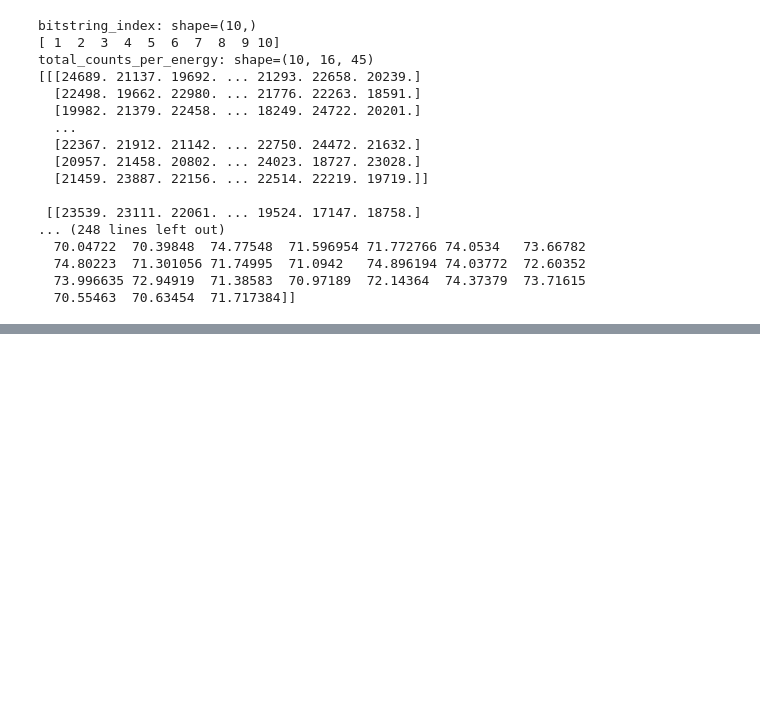
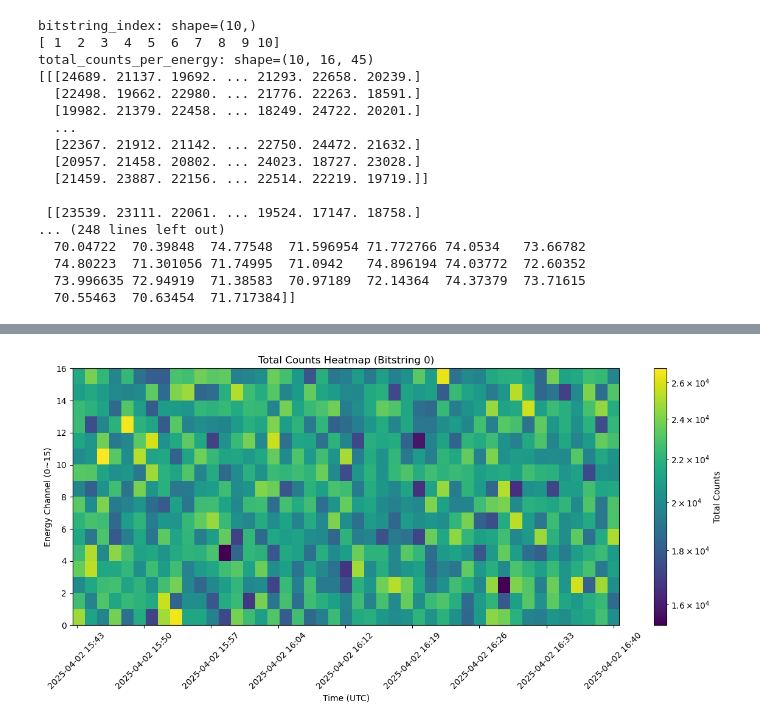
Before and after one commit to DotandLog/OSEPL4_CDF_Generator, a Jupyter notebook: src/checkl2cdf.ipynb, the cells around one changed output, grey strips where cells are left out. Cells and saved outputs as stored; diff of their text form; code cells hidden in the pictures; blank space fills up the shorter version.

```diff
--- a/src/checkl2cdf.ipynb
+++ b/src/checkl2cdf.ipynb
@@ -45,0 +65,42 @@ cdf.close()
+# %%
+import numpy as np
+import matplotlib.pyplot as plt
+import matplotlib.dates as mdates
+from spacepy import pycdf
+import datetime
+
+cdf_path = "../input/l1_cdf_data_l2.cdf"
+cdf = pycdf.CDF(cdf_path)
+
+total_counts_all = cdf["total_counts_per_energy"][:]
+time_data = cdf["epoch"][:]
+
+cdf.close()
+
+counts = total_counts_all[0]  # shape: (16, 45)
+time_data = np.ravel(time_data[0])  # shape: (45,)
+
+if np.max(time_data) > 10**15:
+    time_data = time_data / 10**6
+elif np.max(time_data) > 10**12:
+    time_data = time_data / 10**3
+
+time_data = [datetime.datetime.utcfromtimestamp(t) for t in time_data]
+
+fig, ax = plt.subplots(figsize=(12, 6))
+
+im = ax.imshow(counts, aspect='auto', origin='lower',
+               extent=[mdates.date2num(time_data[0]), mdates.date2num(time_data[-1]), 0, 16],
+               cmap='viridis', norm=plt.cm.colors.LogNorm())
+
+ax.xaxis.set_major_formatter(mdates.DateFormatter('%Y-%m-%d %H:%M'))
+plt.xticks(rotation=45)
+ax.set_xlabel("Time (UTC)")
+ax.set_ylabel("Energy Channel (0~15)")
+
+fig.colorbar(im, ax=ax, label="Total Counts")
+plt.title("Total Counts Heatmap (Bitstring 0)")
+plt.tight_layout()
+plt.show()
+# %% [output]
+[figure, added]
```
Also changed, not shown: parts of 6 cells of this notebook.
